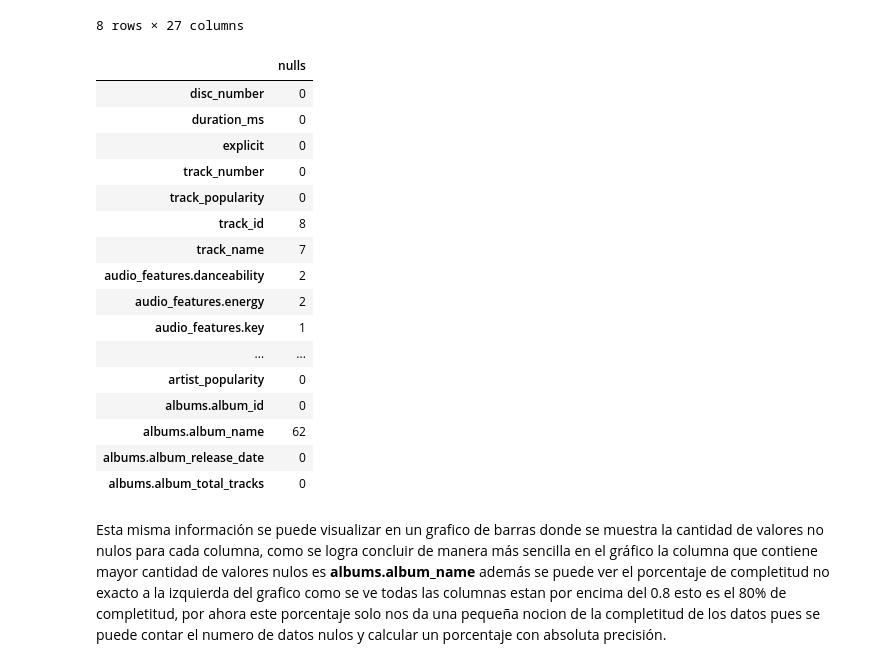
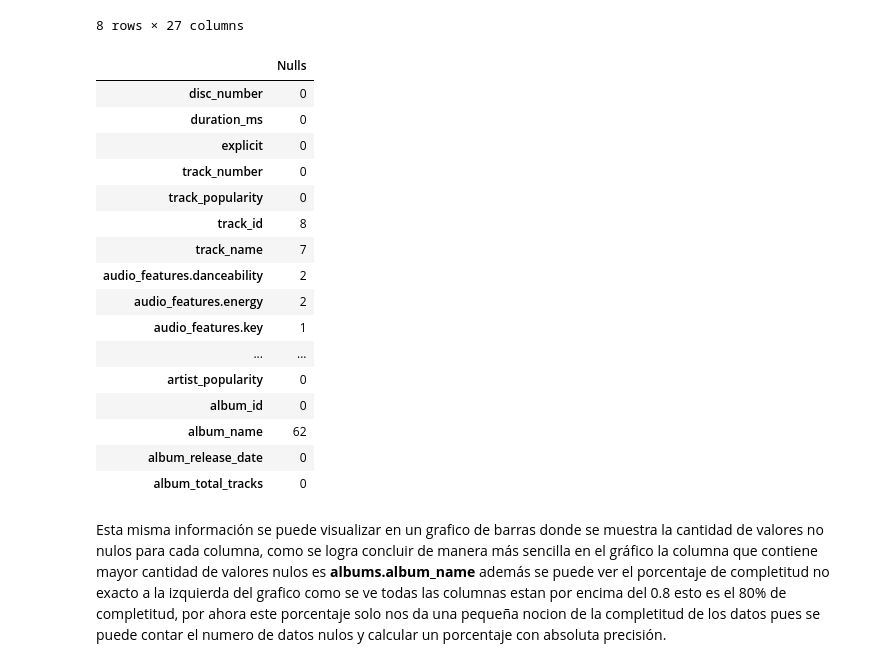
Before and after one commit to jhsilvaz13/Technical-test-R5, a Jupyter notebook: case.QA.taylor.spotify.api.report.completeness.ipynb, the cells around one changed output. Cells and saved outputs as stored; diff of their text form; code cells hidden in the pictures.

Commit message:
Null values for columns

```diff
--- a/case.QA.taylor.spotify.api.report.completeness.ipynb
+++ b/case.QA.taylor.spotify.api.report.completeness.ipynb
@@ -5,7 +5,7 @@ import numpy as np
 import plotly.express as px
 import sys
 # %%
-df=pd.read_csv('./data/taylor_swift_spotify.csv', sep=',', encoding='utf-8')
+df=pd.read_csv('./data/dataset.csv', sep=',', encoding='utf-8')
 df
 # %% [output]
 |  | disc_number | duration_ms | explicit | track_number | track_popularity | track_id | track_name | ... |
@@ -82,10 +86,10 @@ df[df['track_id'].isnull()]
 | 445 | 1 | 230546 | False | 1 | 49 | NaN | Mine - POP Mix | ... |
 8 rows × 27 columns
 # %%
-nulls=df.isnull().sum().to_frame().rename(columns={0:'nulls'})
+nulls=df.isnull().sum().to_frame().rename(columns={0:'Nulls'})
 nulls
 # %% [output]
-|  | nulls |
+|  | Nulls |
 | disc_number | 0 |
 | duration_ms | 0 |
 | explicit | 0 |
@@ -98,10 +102,10 @@ nulls
 | audio_features.key | 1 |
 | ... | ... |
 | artist_popularity | 0 |
-| albums.album_id | 0 |
-| albums.album_name | 62 |
-| albums.album_release_date | 0 |
-| albums.album_total_tracks | 0 |
+| album_id | 0 |
+| album_name | 62 |
+| album_release_date | 0 |
+| album_total_tracks | 0 |
 # %% [markdown]
 Esta misma información se puede visualizar en un grafico de barras donde se muestra la cantidad de valores no nulos para cada columna, como se logra concluir de manera más sencilla en el gráfico la columna que contiene mayor cantidad de valores nulos es **albums.album_name** además se puede ver el porcentaje de completitud no exacto a la izquierda del grafico como se ve todas las columnas estan por encima del 0.8 esto es el 80% de completitud, por ahora este porcentaje solo nos da una pequeña nocion de la completitud de los datos pues se puede contar el numero de datos nulos y calcular un porcentaje con absoluta precisión.
 # %%
```
Also changed, not shown: parts of 20 cells of this notebook.
